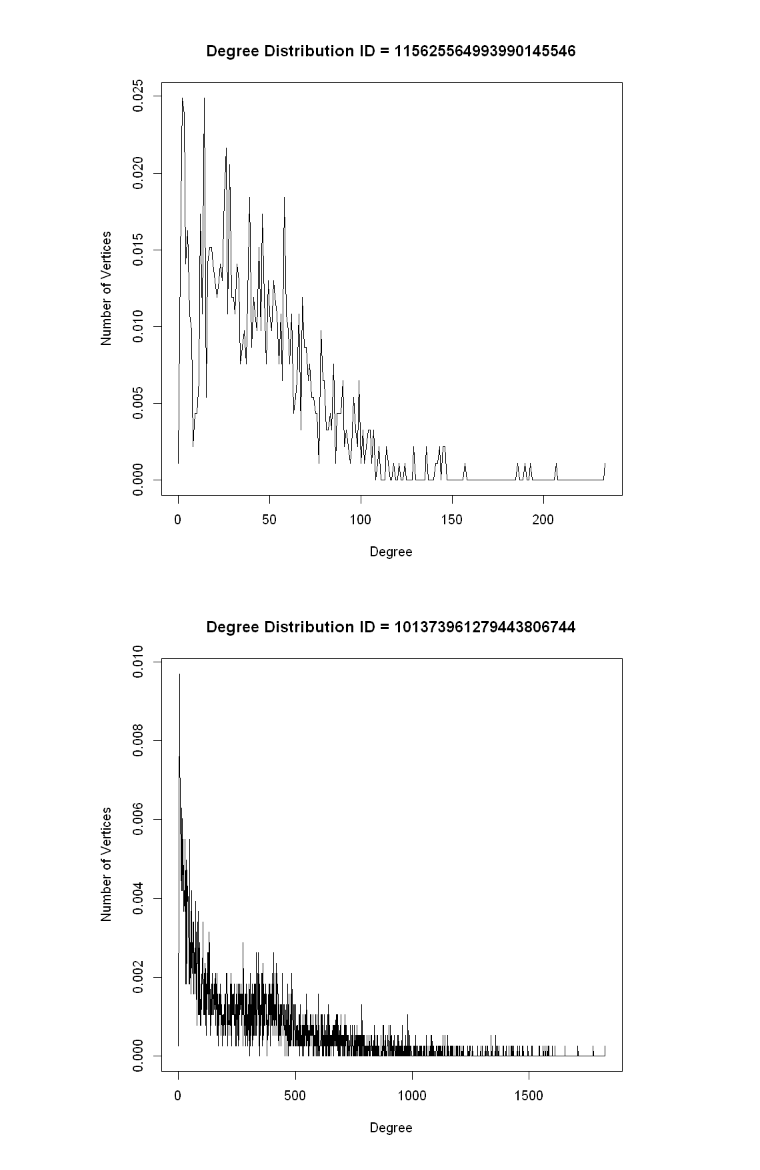
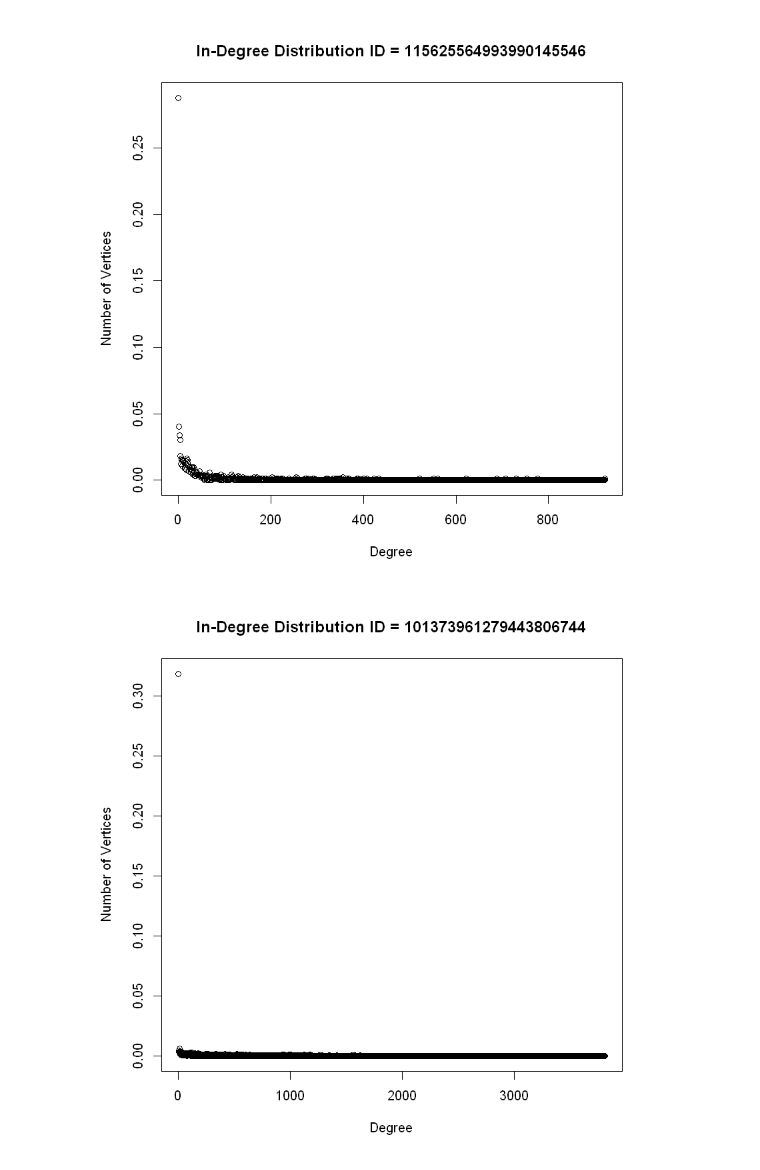
Before and after one commit to rupadevan94/large-scale-data-mining, a Jupyter notebook: LSSN/Project2/google_plus_R.ipynb, the cells around one changed output. Saved outputs shown, nothing was run; the diff lists cells and outputs as text; code cells hidden in the pictures.

Commit message:
Changed direction of edges

```diff
--- a/LSSN/Project2/google_plus_R.ipynb
+++ b/LSSN/Project2/google_plus_R.ipynb
@@ -61,8 +44,8 @@ getNodes = function(filepath, egoNode) {
       break
     }
     s = strsplit(line, " ")
-    nodelist = append(nodelist, c(egoNode, s[[1]][1]))
-    nodelist = append(nodelist, c(egoNode, s[[1]][2]))
+    nodelist = append(nodelist, c(s[[1]][1], egoNode))
+    nodelist = append(nodelist, c(s[[1]][2], egoNode))
   }
   close(f)
   return (nodelist)
@@ -72,9 +55,10 @@ graphs = list()
 for (f in file_2circles) {
     mat <- scan(paste(path,f,".edges",sep = ""), what="character")
     edge_mat <- matrix(mat, ncol = 2, byrow = TRUE)
-    nodes = matrix(unique(mat), ncol=1)
+    edge_mat = cbind(edge_mat[,2],edge_mat[,1])
+    nodes = unique(matrix(mat, ncol=1))
     ego_list = matrix(rep(f, length(nodes)), ncol=1)
-    ego_edges = cbind(ego_list, nodes)
+    ego_edges = cbind(nodes, ego_list)
     edges = rbind(ego_edges, edge_mat)
     g = graph_from_edgelist(edges, directed=TRUE)
     graphs = append(graphs, list(g))
@@ -108,3 +88,20 @@ g3 = graphs[[i3]]
+# %%
+graphs_3 = list()
+for (f in ids) {
+    mat <- scan(paste(path,f,".edges",sep = ""), what="character")
+    edge_mat <- matrix(mat, ncol = 2, byrow = TRUE)
+    edge_mat = cbind(edge_mat[,2],edge_mat[,1])
+    nodes = unique(matrix(mat, ncol=1))
+    ego_list = matrix(rep(f, length(nodes)), ncol=1)
+    ego_edges = cbind(nodes, ego_list)
+    edges = rbind(ego_edges, edge_mat)
+    g = graph_from_edgelist(edges, directed=TRUE)
+    graphs_3 = append(graphs_3, list(g))
+}
+# %%
+g1 = graphs_3[[1]]
+g2 = graphs_3[[2]]
+g3 = graphs_3[[3]]
 # %%
 dd1_in = degree_distribution(g1, mode = "in")
 dd1_out = degree_distribution(g1, mode = "out")
@@ -124,9 +121,9 @@ lab2_out = seq(0, length(dd2_out)-1)
 lab3_in = seq(0, length(dd3_in)-1)
 lab3_out = seq(0, length(dd3_out)-1)
 # %%
-plot(lab1_in, dd1_in, type="l", main="Degree Distribution ID = 109327480479767108490", xlab="Degree", ylab="Number of Vertices")
+plot(lab1_in, dd1_in, type="p", main="In-Degree Distribution ID = 109327480479767108490", xlab="Degree", ylab="Number of Vertices")
 
-plot(lab2_in, dd2_in, type="l", main="Degree Distribution ID = 115625564993990145546", xlab="Degree", ylab="Number of Vertices")
+plot(lab2_in, dd2_in, type="p", main="In-Degree Distribution ID = 115625564993990145546", xlab="Degree", ylab="Number of Vertices")
 
-plot(lab3_in, dd3_in, type="l", main="Degree Distribution ID = 101373961279443806744", xlab="Degree", ylab="Number of Vertices")
+plot(lab3_in, dd3_in, type="p", main="In-Degree Distribution ID = 101373961279443806744", xlab="Degree", ylab="Number of Vertices")
 # %% [output]
@@ -134,3 +131,3 @@ plot(lab3_in, dd3_in, type="l", main="Degree Distribution ID = 10137396127944380
-[figure, old version]
+[figure, new version]
-[figure, old version]
+[figure, new version]
 # %%
```
Also changed, not shown: parts of 26 cells of this notebook.
